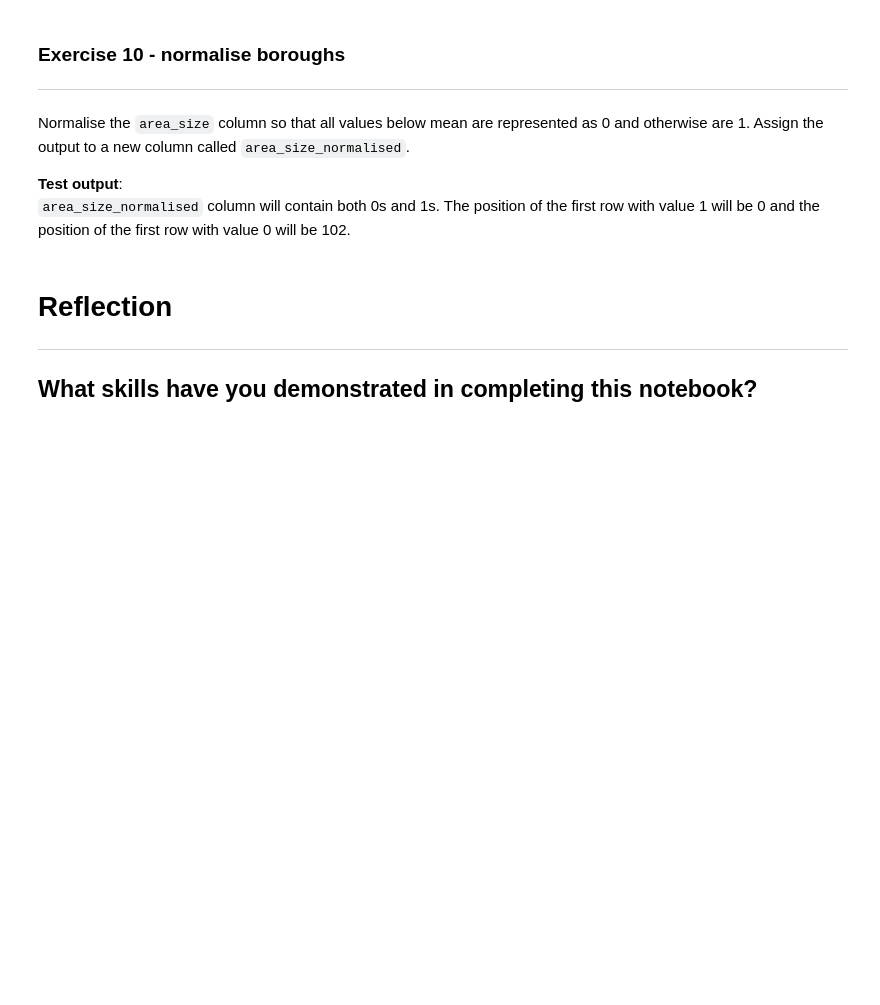
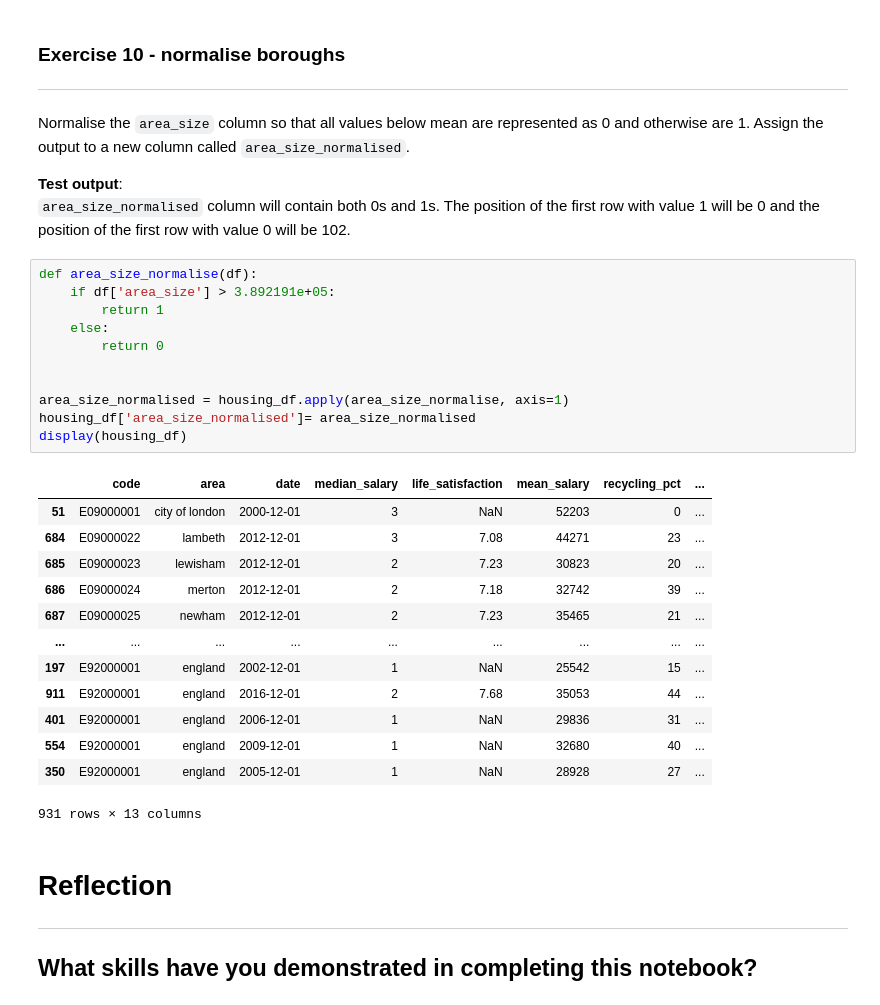
Before and after one commit to mara-ber/programing_for_data, a Jupyter notebook: Sorting.ipynb, the cells around one changed output. Cells and saved outputs as stored; diff of their text form; blank space fills up the shorter version.

```diff
--- a/Sorting.ipynb
+++ b/Sorting.ipynb
@@ -357,6 +409,31 @@ Normalise the `area_size` column so that all values below mean are represented a
 
 **Test output**:
 `area_size_normalised` column will contain both 0s and 1s.  The position of the first row with value 1 will be 0 and the position of the first row with value 0 will be 102.
+# %%
+def area_size_normalise(df):
+    if df['area_size'] > 3.892191e+05:
+        return 1
+    else:
+        return 0
+
+
+area_size_normalised = housing_df.apply(area_size_normalise, axis=1)
+housing_df['area_size_normalised']= area_size_normalised
+display(housing_df)
+# %% [output]
+|  | code | area | date | median_salary | life_satisfaction | mean_salary | recycling_pct | ... |
+| 51 | E09000001 | city of london | 2000-12-01 | 3 | NaN | 52203 | 0 | ... |
+| 684 | E09000022 | lambeth | 2012-12-01 | 3 | 7.08 | 44271 | 23 | ... |
+| 685 | E09000023 | lewisham | 2012-12-01 | 2 | 7.23 | 30823 | 20 | ... |
+| 686 | E09000024 | merton | 2012-12-01 | 2 | 7.18 | 32742 | 39 | ... |
+| 687 | E09000025 | newham | 2012-12-01 | 2 | 7.23 | 35465 | 21 | ... |
+| ... | ... | ... | ... | ... | ... | ... | ... | ... |
+| 197 | E92000001 | england | 2002-12-01 | 1 | NaN | 25542 | 15 | ... |
+| 911 | E92000001 | england | 2016-12-01 | 2 | 7.68 | 35053 | 44 | ... |
+| 401 | E92000001 | england | 2006-12-01 | 1 | NaN | 29836 | 31 | ... |
+| 554 | E92000001 | england | 2009-12-01 | 1 | NaN | 32680 | 40 | ... |
+| 350 | E92000001 | england | 2005-12-01 | 1 | NaN | 28928 | 27 | ... |
+931 rows × 13 columns
 # %% [markdown]
 # Reflection
 ----
```
Also changed, not shown: parts of 3 cells of this notebook, 1 other file.
